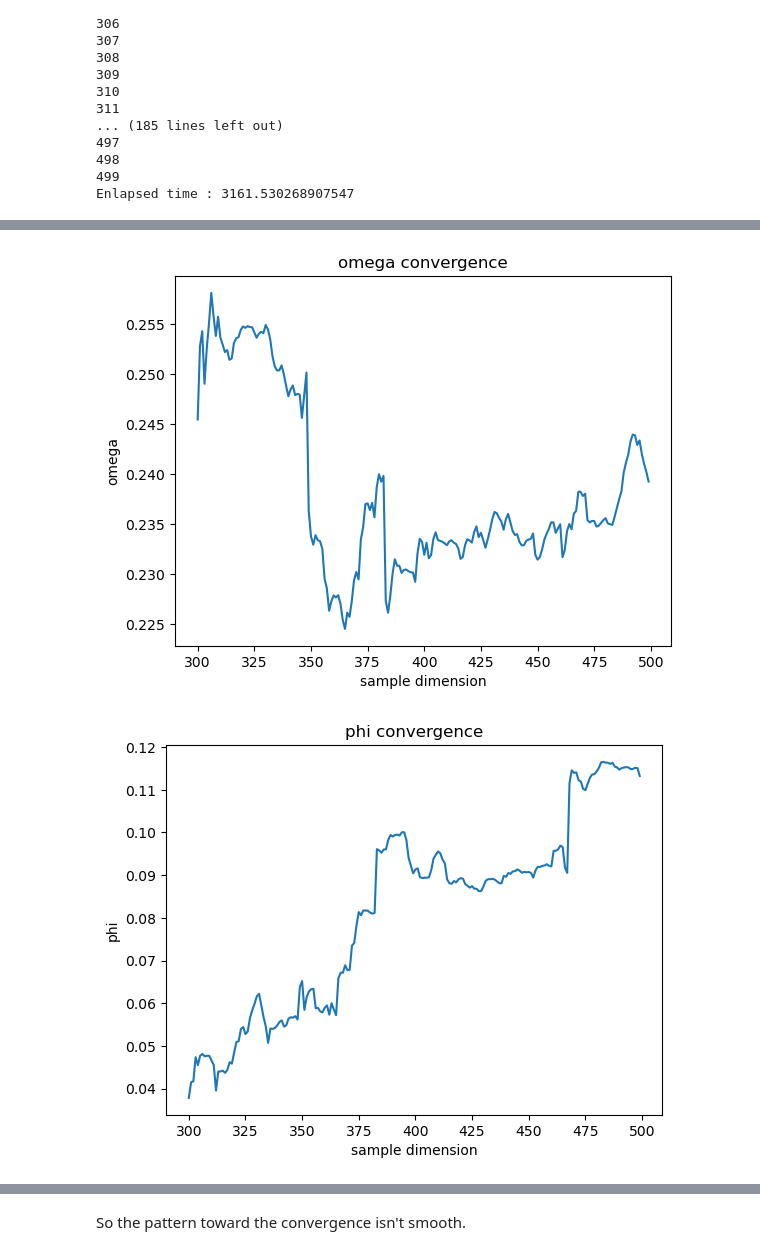
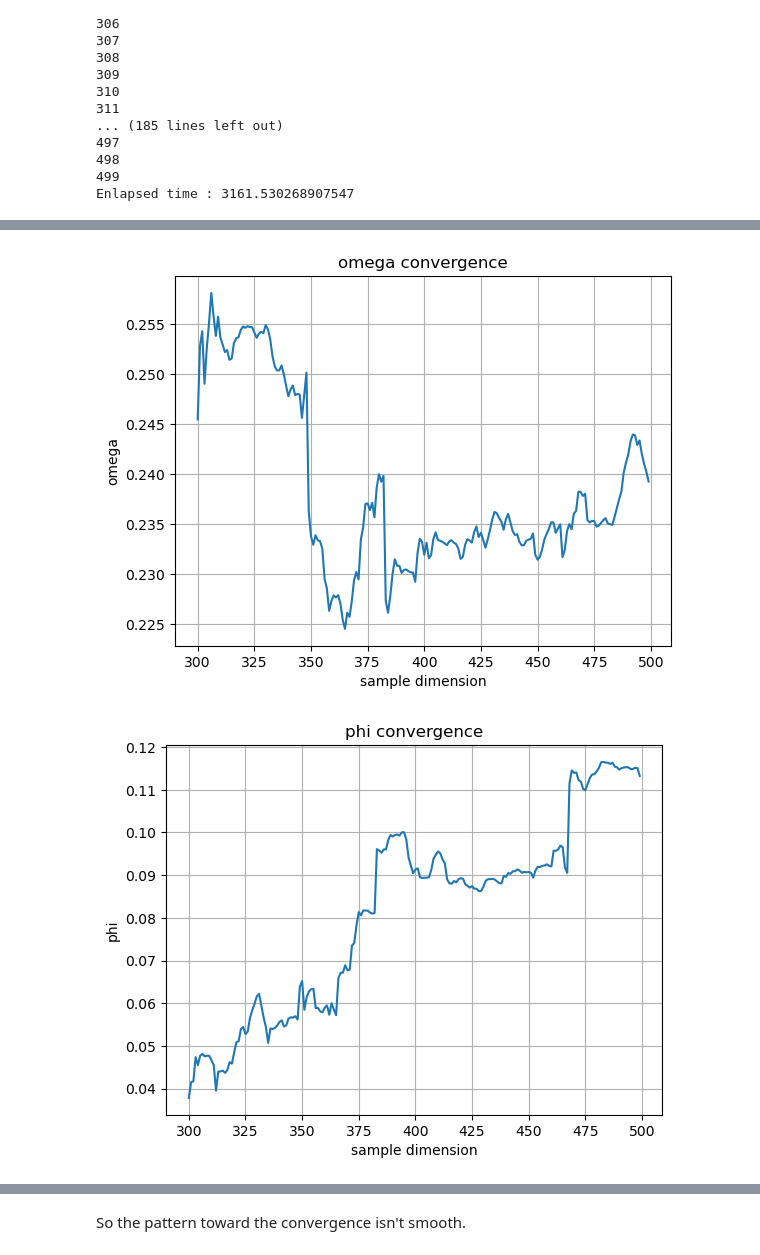
Before and after one commit to NicolaBartolini/GreenFinSummerSchool, a Jupyter notebook: writing_time_series_library.ipynb, the cells around one changed output, grey strips where cells are left out. Drawn from its saved outputs; the diff is of its cells as text; code cells hidden in the pictures.

```diff
--- a/writing_time_series_library.ipynb
+++ b/writing_time_series_library.ipynb
@@ -552,17 +554,19 @@ plt.plot(np.arange(0, len(omega_trj))+300, omega_trj)
 plt.title('omega convergence')
 plt.ylabel('omega')
 plt.xlabel('sample dimension')
+plt.grid()
 plt.show()
 # %% [output]
-[figure, old version]
+[figure, new version]
 # %%
 plt.plot(np.arange(0, len(omega_trj))+300, phi_trj)
 plt.title('phi convergence')
 plt.ylabel('phi')
 plt.xlabel('sample dimension')
+plt.grid()
 plt.show()
 # %% [output]
-[figure, old version]
+[figure, new version]
 # %%
 plt.plot(np.arange(0, len(omega_trj))+300, alpha_trj)
 plt.title('alpha convergence')
```
Also changed, not shown: parts of 3 cells of this notebook.
